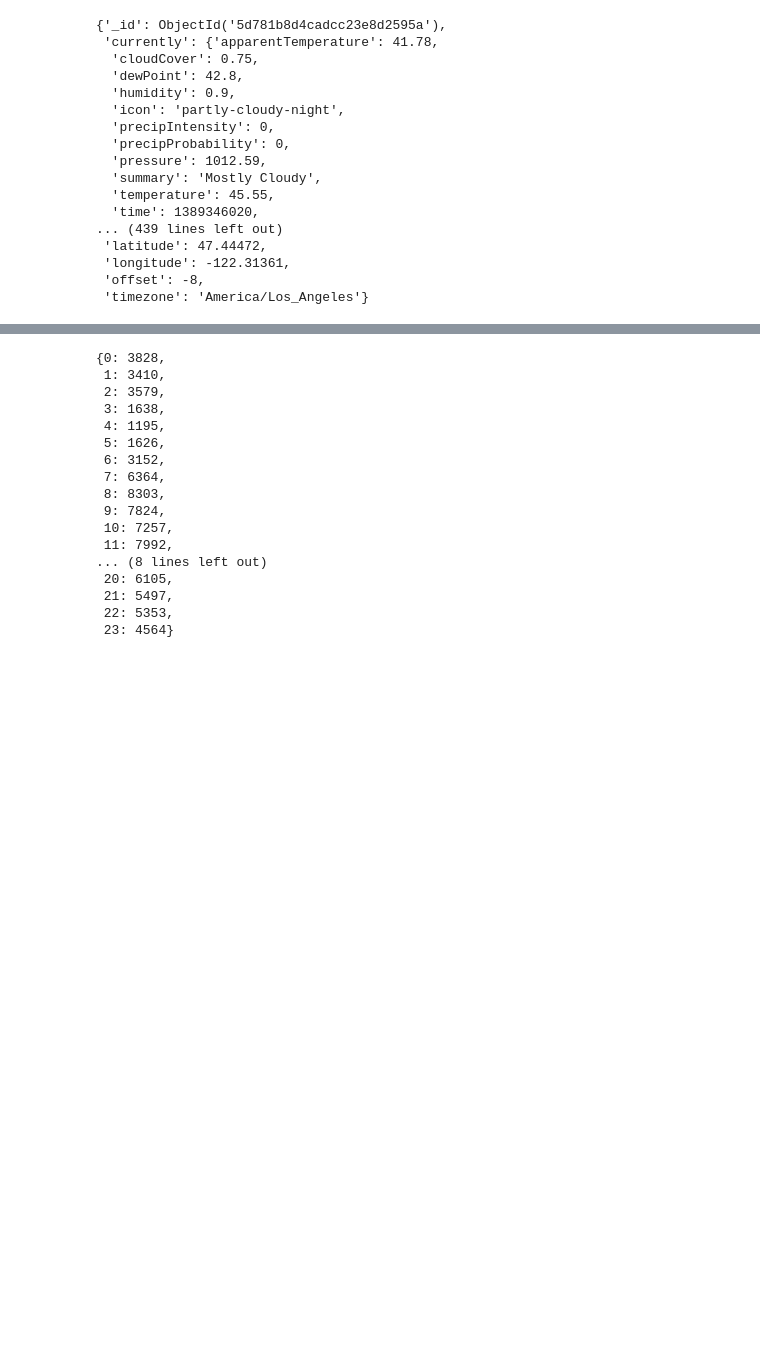
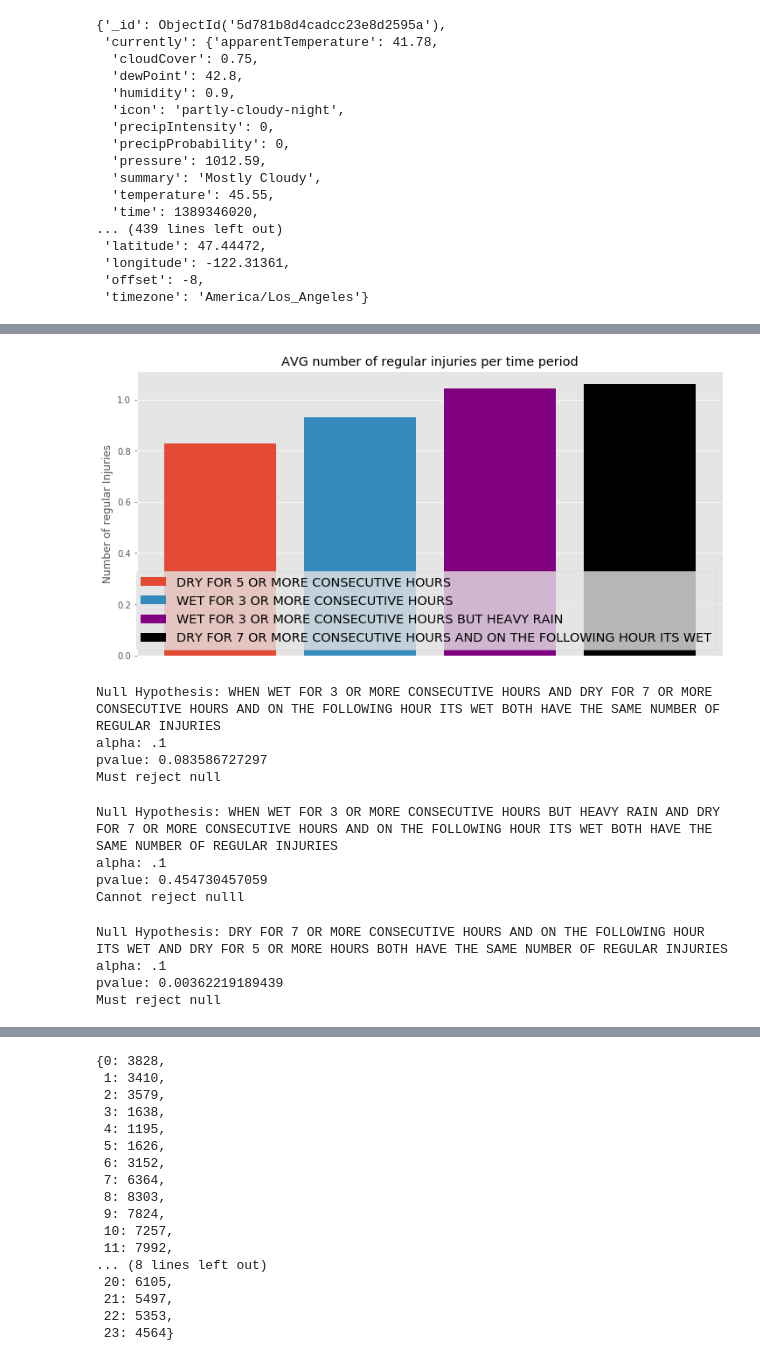
Before and after one commit to Tenacious-E/CarAccidentAnalysis, a Jupyter notebook: Capstone 1.ipynb, the cells around one changed output, grey strips where cells are left out. Drawn from its saved outputs; the diff is of its cells as text; code cells hidden in the pictures; blank space fills up the shorter version.

Commit message:
data in order, graphs made, but still needs to be cleaned up

```diff
--- a/Capstone 1.ipynb
+++ b/Capstone 1.ipynb
@@ -203,4 +180,0 @@ def severitywetaccidentsdict(df,lst,kind,timeback):
-# %%
-wetfourhourinjuriesdict = severitywetaccidentsdict(file2,fourhourswetaccidentlst,'INJURIES',0)
-wetfourhourseriousinjuriesdict = severitywetaccidentsdict(file2,fourhourswetaccidentlst,'SERIOUSINJURIES',0)
-wetfourhourifatalitiesdict = severitywetaccidentsdict(file2,fourhourswetaccidentlst,'FATALITIES',0)
@@ -231,4 +180,0 @@ number of injuries 0
-# %%
-wetthirtysixhoursdict = severitywetaccidentsdict(file2,thirtysixhourlst,'INJURIES',-1)
-wetthirtysixhoursdictseriousinjury = severitywetaccidentsdict(file2,thirtysixhourlst,'SERIOUSINJURIES',-1)
-wetthirtysixhoursdictfatalities = severitywetaccidentsdict(file2,thirtysixhourlst,'FATALITIES',-1)
@@ -259,4 +180,0 @@ number of injuries 1
-# %%
-drythirtysixhourdict = severitywetaccidentsdict(file2,thirtysixhourlst,'INJURIES',2)
-drythirtysixhourdictseriousinjuries = severitywetaccidentsdict(file2,thirtysixhourlst,'SERIOUSINJURIES',2)
-drythirtysixhourdictfatalities = severitywetaccidentsdict(file2,thirtysixhourlst,'FATALITIES',2)
@@ -287,4 +180,0 @@ number of injuries 0
-# %%
-wetfourOonehourinjuriesdict = severitywetaccidentsdict(file2,fourOonehoursweaccidentlst,'INJURIES',0)
-wetfourOoneseriousinjuriesdict = severitywetaccidentsdict(file2,fourOonehoursweaccidentlst,'SERIOUSINJURIES',0)
-wetfourOonehourifatalitiesdict = severitywetaccidentsdict(file2,fourOonehoursweaccidentlst,'FATALITIES',0)
@@ -457,0 +308,40 @@ pvalue7
+# %%
+fig, ax = plt.subplots(1, figsize=(12, 6))
+ax.bar(1,(sum(drythirtysixhourdict[1].values())/len(drythirtysixhourdict[1].values())),label='DRY FOR 5 OR MORE CONSECUTIVE HOURS')
+ax.bar(2,(sum(wetfourhourinjuriesdict[1].values())/len(wetfourhourinjuriesdict[1].values())),label='WET FOR 3 OR MORE CONSECUTIVE HOURS')
+ax.bar(3,(sum(wetfourOonehourinjuriesdict[1].values())/len(wetfourOonehourinjuriesdict[1].values())),color='purple',label='WET FOR 3 OR MORE CONSECUTIVE HOURS BUT HEAVY RAIN')
+ax.bar(4,(sum(wetthirtysixhoursdict[1].values())/len(wetthirtysixhoursdict[1].values())),color='black',label='DRY FOR 7 OR MORE CONSECUTIVE HOURS AND ON THE FOLLOWING HOUR ITS WET')
+ax.set_title('AVG number of regular injuries per time period')
+ax.set_ylabel('Number of regular Injuries')
+ax.legend(loc='lower right',fontsize='x-large')
+ax.get_xaxis().set_visible(False)
+# %% [output]
+[figure, added]
+# %%
+print('Null Hypothesis: WHEN WET FOR 3 OR MORE CONSECUTIVE HOURS AND DRY FOR 7 OR MORE CONSECUTIVE HOURS AND ON THE FOLLOWING HOUR ITS WET BOTH HAVE THE SAME NUMBER OF REGULAR INJURIES')
+df4 = welch_satterhwaithe_df(wetfourhoursinjuriesnuminjuries,wetthirtysixinjuriesnuminjuries)
+test_stat4 = welch_test_statistic(wetfourhoursinjuriesnuminjuries,wetthirtysixinjuriesnuminjuries)
+students4 = stats.t(df4)
+pvalue4 = students4.cdf(test_stat4)
+print('alpha: .1')
+print('pvalue:',pvalue4)
+print('Must reject null')
+# %% [output]
+Null Hypothesis: WHEN WET FOR 3 OR MORE CONSECUTIVE HOURS AND DRY FOR 7 OR MORE CONSECUTIVE HOURS AND ON THE FOLLOWING HOUR ITS WET BOTH HAVE THE SAME NUMBER OF REGULAR INJURIES
+alpha: .1
+pvalue: 0.083586727297
+Must reject null
+# %%
+print('Null Hypothesis: WHEN WET FOR 3 OR MORE CONSECUTIVE HOURS BUT HEAVY RAIN AND DRY FOR 7 OR MORE CONSECUTIVE HOURS AND ON THE FOLLOWING HOUR ITS WET BOTH HAVE THE SAME NUMBER OF REGULAR INJURIES')
+df8 = welch_satterhwaithe_df(wetfourOonehoursinjuries,wetthirtysixinjuriesnuminjuries)
+test_stat8 = welch_test_statistic(wetfourOonehoursinjuries,wetthirtysixinjuriesnuminjuries)
+students8 = stats.t(df8)
+pvalue8 = students4.cdf(test_stat8)
+print('alpha: .1')
+print('pvalue:',pvalue8)
+print('Cannot reject nulll')
+# %% [output]
+Null Hypothesis: WHEN WET FOR 3 OR MORE CONSECUTIVE HOURS BUT HEAVY RAIN AND DRY FOR 7 OR MORE CONSECUTIVE HOURS AND ON THE FOLLOWING HOUR ITS WET BOTH HAVE THE SAME NUMBER OF REGULAR INJURIES
+alpha: .1
+pvalue: 0.454730457059
+Cannot reject nulll
@@ -457,0 +357,14 @@ pvalue7
+# %%
+print('Null Hypothesis: DRY FOR 7 OR MORE CONSECUTIVE HOURS AND ON THE FOLLOWING HOUR ITS WET AND DRY FOR 5 OR MORE HOURS BOTH HAVE THE SAME NUMBER OF REGULAR INJURIES')
+df6 = welch_satterhwaithe_df(wetthirtysixinjuriesnuminjuries,drythirtysixnuminjuries)
+test_stat6 = welch_test_statistic(wetthirtysixinjuriesnuminjuries,drythirtysixnuminjuries)
+students6 = stats.t(df6)
+pvalue6 = 1-students6.cdf(test_stat6)
+print('alpha: .1')
+print('pvalue:',pvalue6)
+print('Must reject null')
+# %% [output]
+Null Hypothesis: DRY FOR 7 OR MORE CONSECUTIVE HOURS AND ON THE FOLLOWING HOUR ITS WET AND DRY FOR 5 OR MORE HOURS BOTH HAVE THE SAME NUMBER OF REGULAR INJURIES
+alpha: .1
+pvalue: 0.00362219189439
+Must reject null
```
Also changed, not shown: parts of 42 cells of this notebook.
